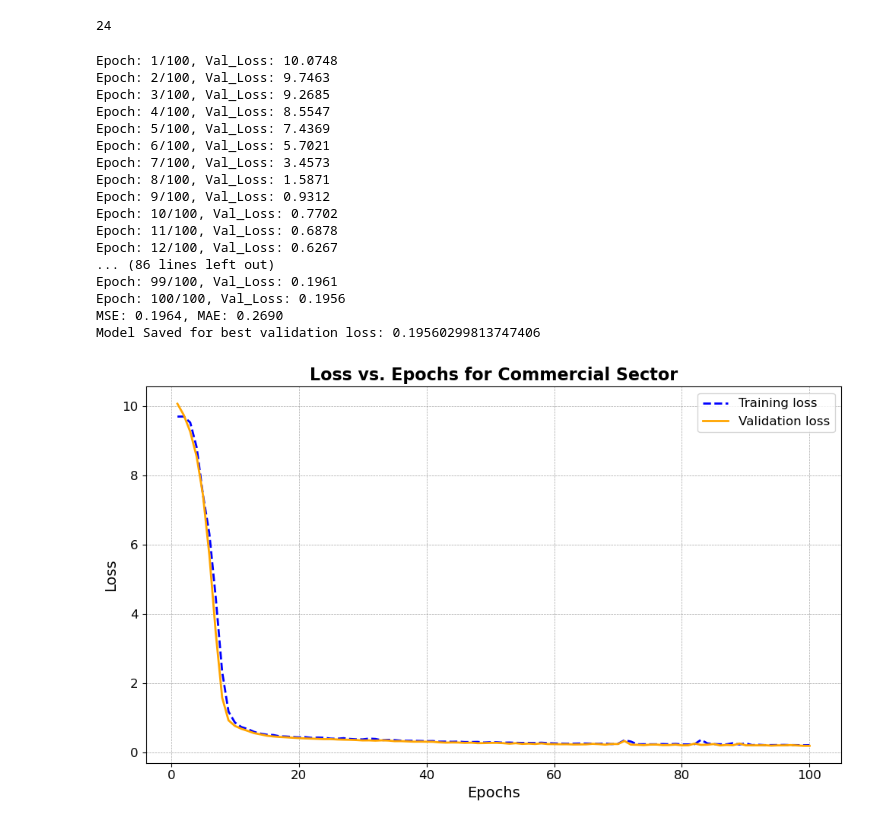
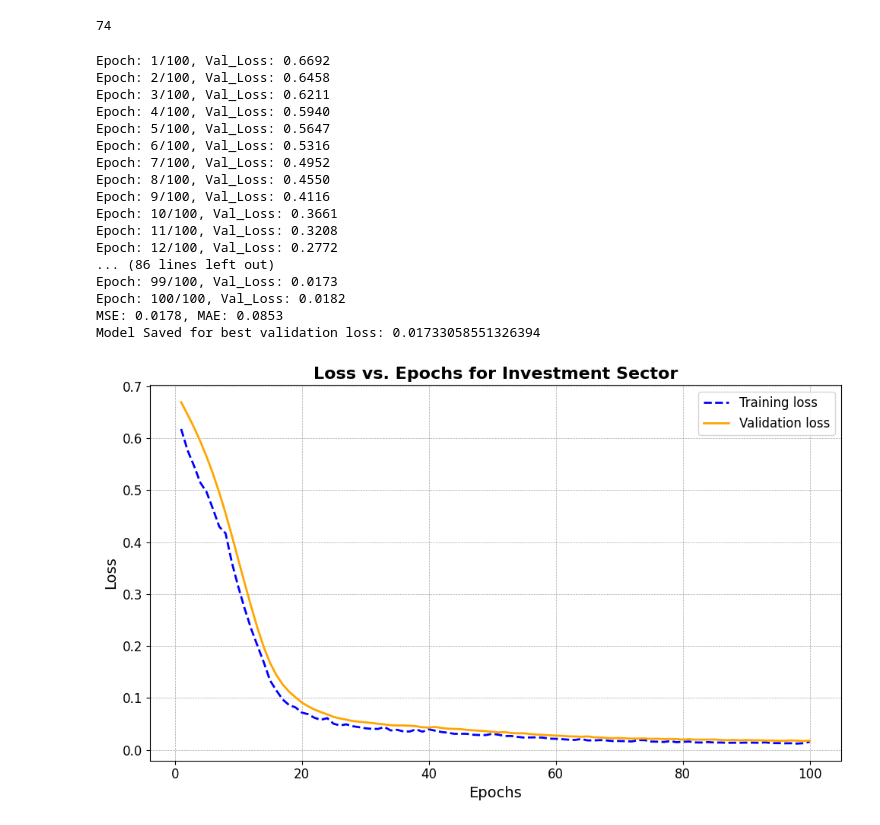
Before and after one commit to xrhahelry/Exploring-Graph-Methods-for-Stock-Forecasting, a Jupyter notebook: GNN/train/comm.ipynb, the cells around one changed output. Drawn from its saved outputs; the diff is of its cells as text; code cells hidden in the pictures.

```diff
--- a/GNN/train/comm.ipynb
+++ b/GNN/train/comm.ipynb
@@ -28,11 +28,11 @@ class GCN(nn.Module):
 # %%
 input_size = 7
 hidden_size = 128
-output_size = 17
+output_size = 5
 epochs = 100
 learning_rate = 5e-3
 graph_name = "comm"
-batch_size = 32
+batch_size = 10
 # %%
 graphs = torch.load(f"../graphs/train_graphs/{graph_name}.pt", weights_only=False)
 train, val = train_test_split(graphs, test_size=0.2, random_state=12)
@@ -41,15 +41,15 @@ val_graphs = DataLoader(val, batch_size=batch_size, shuffle=False)
 # %%
 len(train_graphs)
 # %% [output]
-24
+74
 # %%
 device = torch.device("cuda" if torch.cuda.is_available() else "cpu")
 model = GCN(input_size, hidden_size, output_size)
 model = model.to(device)
 optimizer = torch.optim.Adam(model.parameters(), lr=learning_rate)
-warmup_scheduler = torch.optim.lr_scheduler.LinearLR(optimizer, start_factor=0.01, total_iters=240)
-main_scheduler = torch.optim.lr_scheduler.CosineAnnealingLR(optimizer, T_max=2160)
-scheduler = torch.optim.lr_scheduler.SequentialLR(optimizer, schedulers=[warmup_scheduler, main_scheduler], milestones=[240])
+warmup_scheduler = torch.optim.lr_scheduler.LinearLR(optimizer, start_factor=0.01, total_iters=750)
+main_scheduler = torch.optim.lr_scheduler.CosineAnnealingLR(optimizer, T_max=2250)
+scheduler = torch.optim.lr_scheduler.SequentialLR(optimizer, schedulers=[warmup_scheduler, main_scheduler], milestones=[750])
 ls_fn = nn.MSELoss()
 
 best_val_loss = float('inf')
@@ -100,46 +100,46 @@ for epoch in range(epochs):
     scheduler.step()
     if val_loss < best_val_loss:
         best_val_loss = val_loss
-        torch.save(model.state_dict(), "../models/gcn_comm2.pth")
+        torch.save(model.state_dict(), "../models/gcn_comm.pth")
 print(f"MSE: {val_mse:.4f}, MAE: {val_mae:.4f}")
 print(f"Model Saved for best validation loss: {best_val_loss}")
 # %% [output]
-Epoch: 1/100, Val_Loss: 10.0748
-Epoch: 2/100, Val_Loss: 9.7463
-Epoch: 3/100, Val_Loss: 9.2685
-Epoch: 4/100, Val_Loss: 8.5547
-Epoch: 5/100, Val_Loss: 7.4369
-Epoch: 6/100, Val_Loss: 5.7021
-Epoch: 7/100, Val_Loss: 3.4573
-Epoch: 8/100, Val_Loss: 1.5871
-Epoch: 9/100, Val_Loss: 0.9312
-Epoch: 10/100, Val_Loss: 0.7702
-Epoch: 11/100, Val_Loss: 0.6878
-Epoch: 12/100, Val_Loss: 0.6267
+Epoch: 1/100, Val_Loss: 0.6692
+Epoch: 2/100, Val_Loss: 0.6458
+Epoch: 3/100, Val_Loss: 0.6211
+Epoch: 4/100, Val_Loss: 0.5940
+Epoch: 5/100, Val_Loss: 0.5647
+Epoch: 6/100, Val_Loss: 0.5316
+Epoch: 7/100, Val_Loss: 0.4952
+Epoch: 8/100, Val_Loss: 0.4550
+Epoch: 9/100, Val_Loss: 0.4116
+Epoch: 10/100, Val_Loss: 0.3661
+Epoch: 11/100, Val_Loss: 0.3208
+Epoch: 12/100, Val_Loss: 0.2772
 ... (86 lines left out)
-Epoch: 99/100, Val_Loss: 0.1961
-Epoch: 100/100, Val_Loss: 0.1956
-MSE: 0.1964, MAE: 0.2690
-Model Saved for best validation loss: 0.19560299813747406
+Epoch: 99/100, Val_Loss: 0.0173
+Epoch: 100/100, Val_Loss: 0.0182
+MSE: 0.0178, MAE: 0.0853
+Model Saved for best validation loss: 0.01733058551326394
 # %%
 epochs = range(1, epochs+1)
 
 plt.figure(figsize=(10, 6))
 plt.plot(epochs, training_loss, label="Training loss", color="blue", linestyle="--", linewidth=2)
 plt.plot(epochs, validation_loss, label="Validation loss", color="orange", linestyle="-", linewidth=2)
 
 plt.xlabel("Epochs", fontsize=14)
 plt.ylabel("Loss", fontsize=14)
-plt.title("Loss vs. Epochs for Commercial Sector", fontsize=16, weight="bold")
+plt.title("Loss vs. Epochs for Investment Sector", fontsize=16, weight="bold")
 
 plt.grid(color="gray", linestyle="--", linewidth=0.5, alpha=0.7)
 
 plt.legend(fontsize=12)
 
 plt.xticks(fontsize=12)
 plt.yticks(fontsize=12)
 
 plt.tight_layout()
 plt.show()
 # %% [output]
-[figure, old version]
+[figure, new version]
```
Also changed, not shown: 37 other files.
